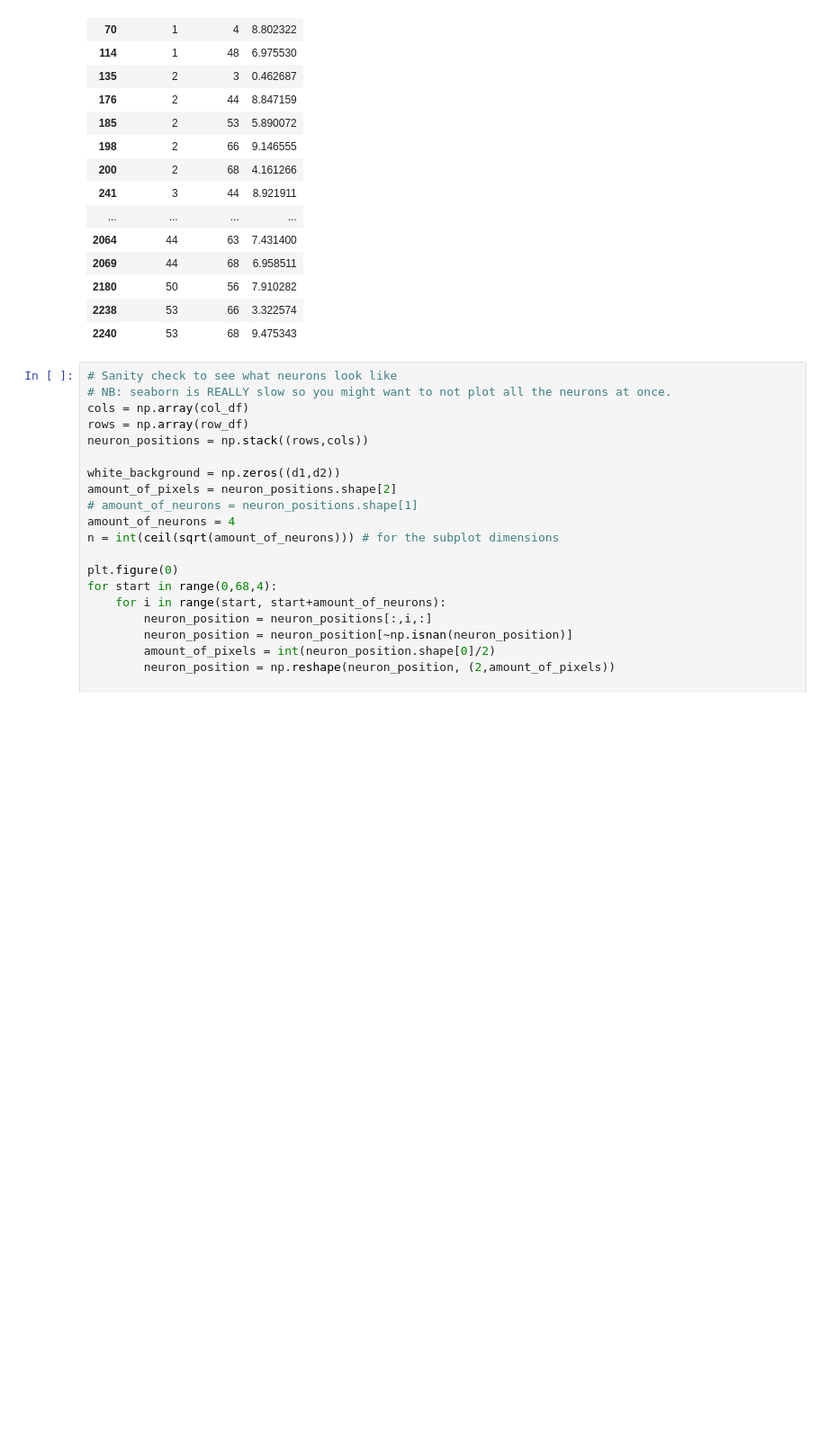
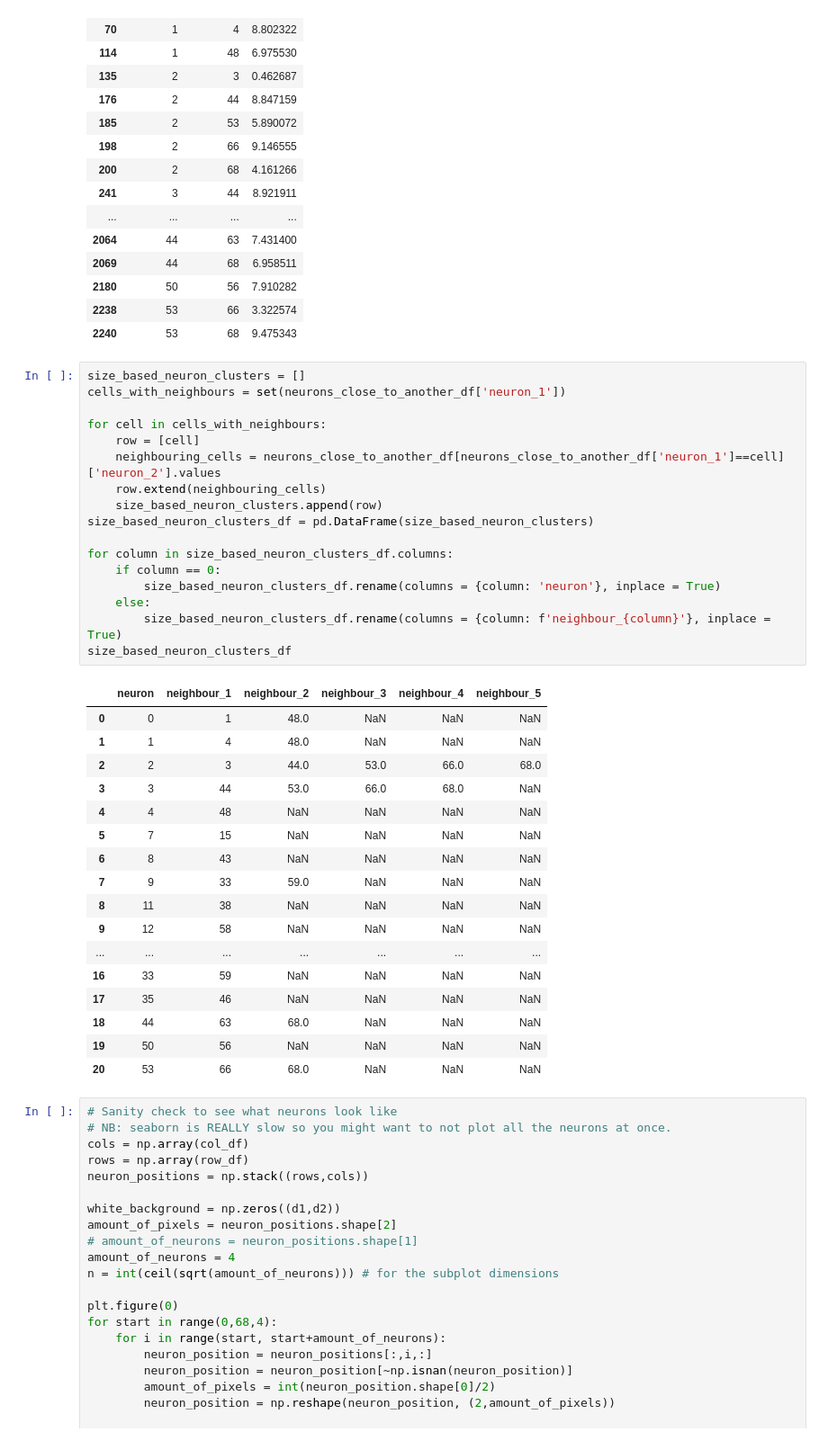
Before and after one commit to NieuweNils/Willuhn_Calcium_Imaging_Dashboard, a Jupyter notebook: jupyter/Data_exploration_dashboard.ipynb, the cells around one changed output. Shown at 90% size. Cells and saved outputs as stored; diff of their text form; blank space fills up the shorter version.

```diff
--- a/jupyter/Data_exploration_dashboard.ipynb
+++ b/jupyter/Data_exploration_dashboard.ipynb
@@ -174,6 +174,41 @@ neurons_close_to_another_df
 | 2180 | 50 | 56 | 7.910282 |
 | 2238 | 53 | 66 | 3.322574 |
 | 2240 | 53 | 68 | 9.475343 |
+# %%
+size_based_neuron_clusters = []
+cells_with_neighbours = set(neurons_close_to_another_df['neuron_1'])
+
+for cell in cells_with_neighbours:
+    row = [cell]
+    neighbouring_cells = neurons_close_to_another_df[neurons_close_to_another_df['neuron_1']==cell]['neuron_2'].values
+    row.extend(neighbouring_cells)
+    size_based_neuron_clusters.append(row)
+size_based_neuron_clusters_df = pd.DataFrame(size_based_neuron_clusters)
+
+for column in size_based_neuron_clusters_df.columns:
+    if column == 0:
+        size_based_neuron_clusters_df.rename(columns = {column: 'neuron'}, inplace = True)
+    else:
+        size_based_neuron_clusters_df.rename(columns = {column: f'neighbour_{column}'}, inplace = True)
+size_based_neuron_clusters_df
+# %% [output]
+|  | neuron | neighbour_1 | neighbour_2 | neighbour_3 | neighbour_4 | neighbour_5 |
+| 0 | 0 | 1 | 48.0 | NaN | NaN | NaN |
+| 1 | 1 | 4 | 48.0 | NaN | NaN | NaN |
+| 2 | 2 | 3 | 44.0 | 53.0 | 66.0 | 68.0 |
+| 3 | 3 | 44 | 53.0 | 66.0 | 68.0 | NaN |
+| 4 | 4 | 48 | NaN | NaN | NaN | NaN |
+| 5 | 7 | 15 | NaN | NaN | NaN | NaN |
+| 6 | 8 | 43 | NaN | NaN | NaN | NaN |
+| 7 | 9 | 33 | 59.0 | NaN | NaN | NaN |
+| 8 | 11 | 38 | NaN | NaN | NaN | NaN |
+| 9 | 12 | 58 | NaN | NaN | NaN | NaN |
+| ... | ... | ... | ... | ... | ... | ... |
+| 16 | 33 | 59 | NaN | NaN | NaN | NaN |
+| 17 | 35 | 46 | NaN | NaN | NaN | NaN |
+| 18 | 44 | 63 | 68.0 | NaN | NaN | NaN |
+| 19 | 50 | 56 | NaN | NaN | NaN | NaN |
+| 20 | 53 | 66 | 68.0 | NaN | NaN | NaN |
 # %%
 # Sanity check to see what neurons look like
 # NB: seaborn is REALLY slow so you might want to not plot all the neurons at once.
```
Also changed, not shown: 4 other files.
